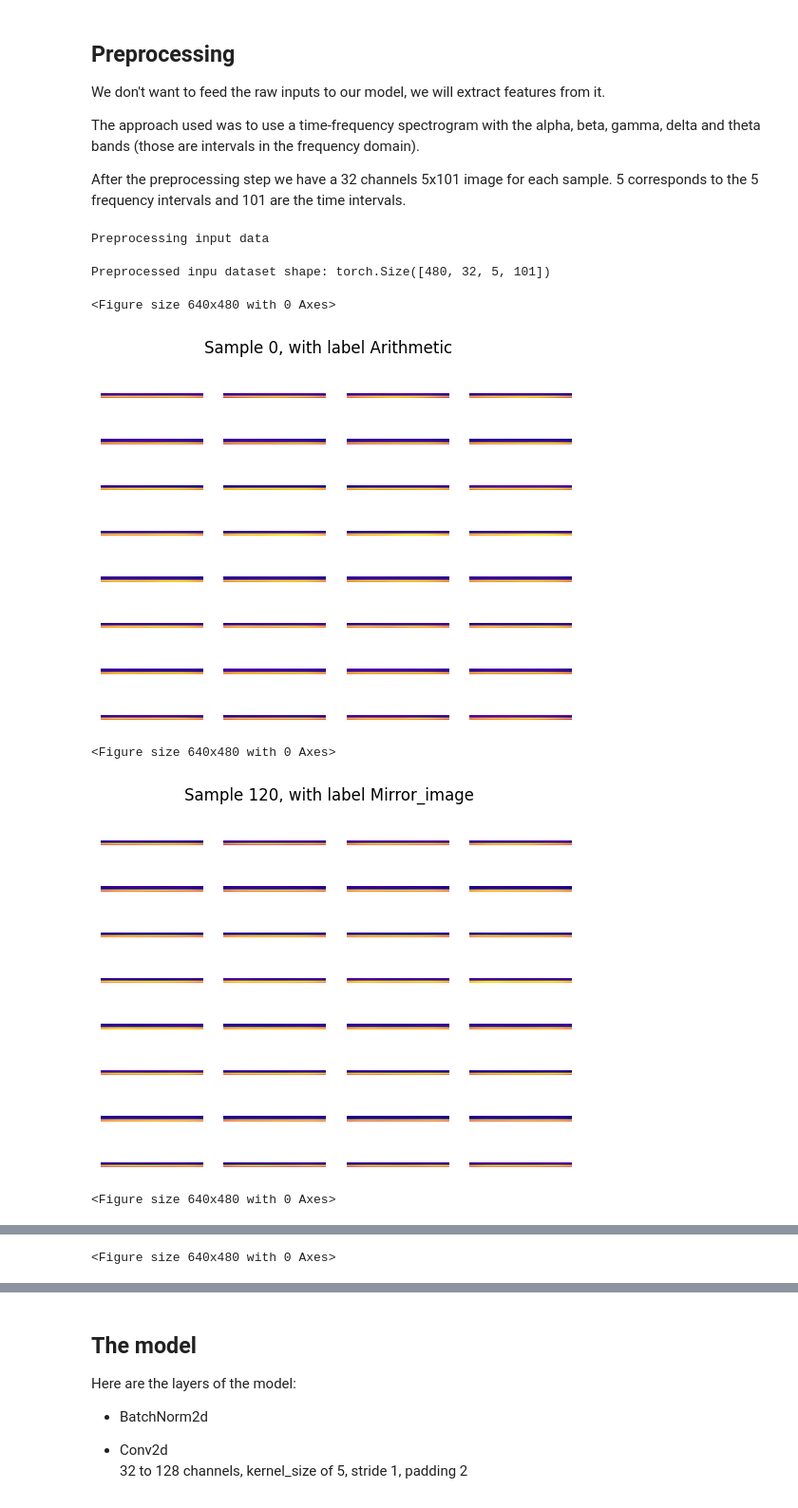
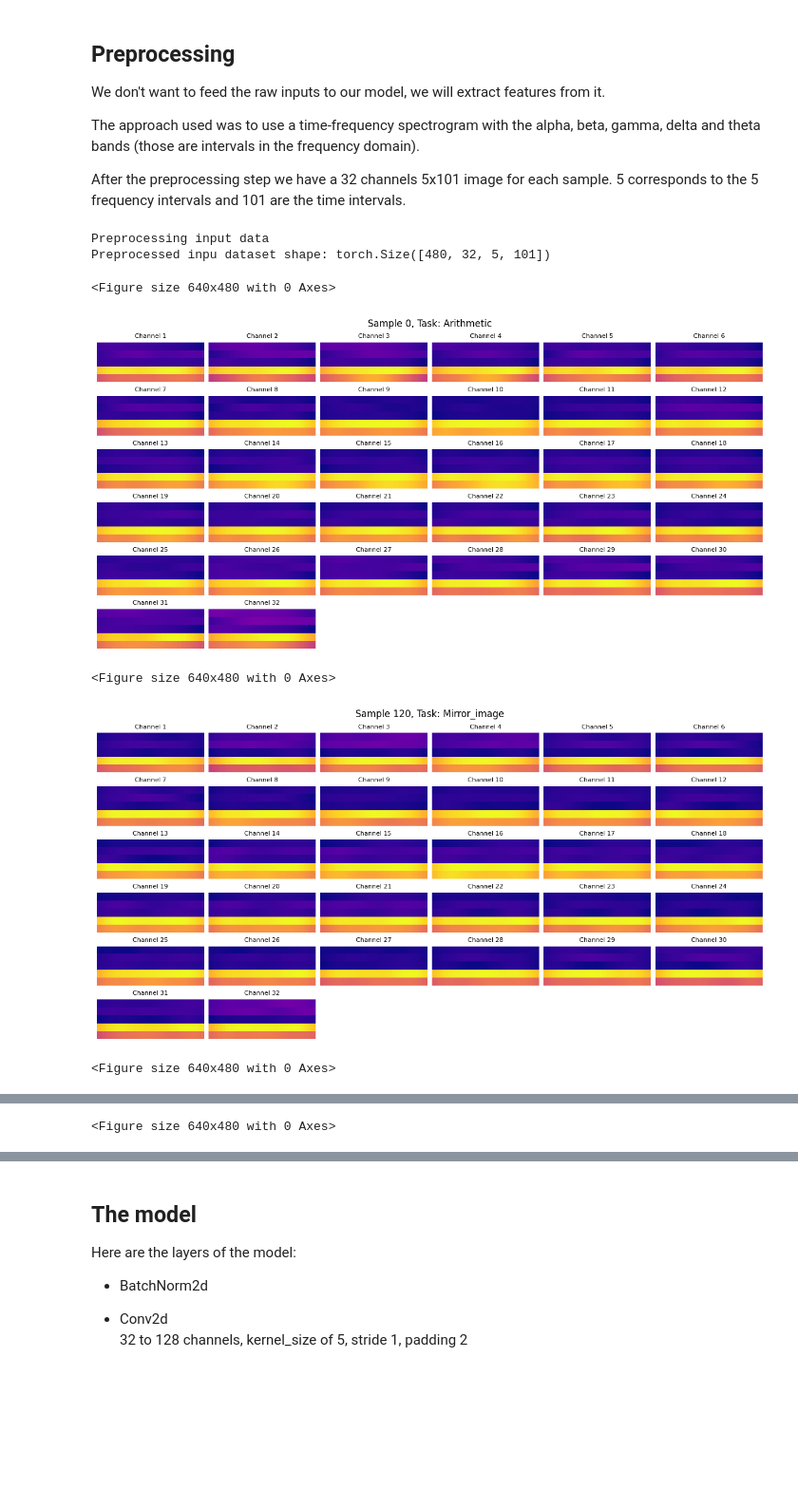
Before and after one commit to UlysseDurand/eeg-ml, a Jupyter notebook: EEG-classification/main.ipynb, the cells around one changed output, grey strips where cells are left out. Shown at 95% size. Drawn from its saved outputs; the diff is of its cells as text; code cells hidden in the pictures; blank space fills up the shorter version.

```diff
--- a/EEG-classification/main.ipynb
+++ b/EEG-classification/main.ipynb
@@ -32,6 +23,17 @@ from ml_util.plot import plot_confusion_matrix
 torch.manual_seed(42)
 # %% [output]
 <torch._C.Generator at 0x...>
+# %%
+# Arguments
+
+verbose = True
+hyperparams = {
+    "bands": "five",
+    "lr": 1e-3,
+    "weight_decay": 1e-4,
+    "batch_size": 128,
+    "epochs": 10
+}
 # %%
 print("Loading raw dataset")
 X_raw, y = checkpoint(lambda: get_data(verbose=True), "raw_input")
@@ -64,11 +64,9 @@ The approach used was to use a time-frequency spectrogram with the alpha, beta,
 
 After the preprocessing step we have a 32 channels 5x101 image for each sample. 5 corresponds to the 5 frequency intervals and 101 are the time intervals.
 # %%
-hyperparams ={"bands_param": "five"} # hop time in seconds
-
 # Applies preprocessing
 print("Preprocessing input data")
-X = checkpoint(lambda : preprocess_dataset(X_raw, hyperparams["bands_param"], verbose=True), "preprocessed")
+X = checkpoint(lambda : preprocess_dataset(X_raw, hyperparams["bands"], verbose=True), "preprocessed")
 print(f"Preprocessed inpu dataset shape: {X.shape}")
 
 # Stores in a TensorDataset
@@ -78,19 +76,19 @@ dataset = DataModule(X, y, val_part=0.15, test_part=0.15)
 # dataset = dataset.get_part(0.1)
 # %% [output]
 Preprocessing input data
+Preprocessed inpu dataset shape: torch.Size([480, 32, 5, 101])
-Preprocessed inpu dataset shape: torch.Size([480, 32, 5, 101])
 # %%
 if verbose:
     for label in range(4):
         sampleId = torch.where(y==label)[0][0]
-        plt.figure()
-        fig, axes = plotTimeFreqEEG(X[sampleId])
-        #plt.imshow(X[sampleId][0])
-        fig.suptitle(f"Sample {sampleId}, with label {labelList[y[sampleId]]}")
-    plt.show()
+        plot3D(X[sampleId],
+               title=f"Sample {sampleId}, Task: {labelList[y[sampleId]]}",
+               titles=lambda i: f"Channel {i+1}",
+               size_factor_x=2.0, size_factor_y=1.0,
+               fileName=f"fig/sample_{labelList[y[sampleId]]}.png")
 # %% [output]
 <Figure size 640x480 with 0 Axes>
-[figure, old version]
+[figure, new version]
 <Figure size 640x480 with 0 Axes>
-[figure, old version]
+[figure, new version]
 <Figure size 640x480 with 0 Axes>
```
Also changed, not shown: parts of 7 cells of this notebook, 15 other files.
